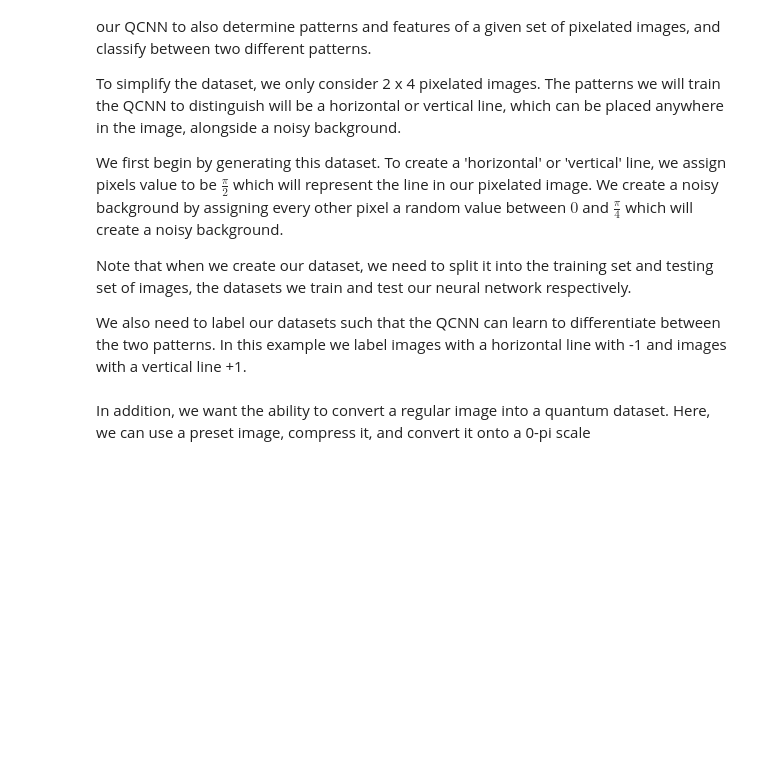
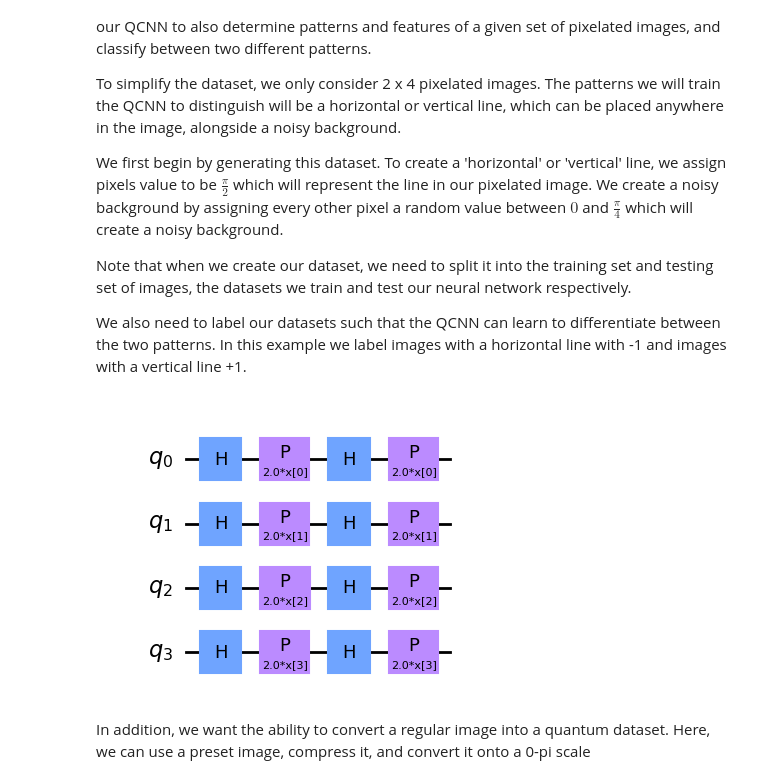
Before and after one commit to anttpg/LHC-QCNN, a Jupyter notebook: QCNN/old_files/QCNN Classifier.ipynb, the cells around one changed output. Cells and saved outputs as stored; diff of their text form; code cells hidden in the pictures; blank space fills up the shorter version.

```diff
--- a/QCNN/old_files/QCNN Classifier.ipynb
+++ b/QCNN/old_files/QCNN Classifier.ipynb
@@ -341,6 +336,15 @@ def generate_dataset(num_images):
             if images[-1][i] == 0:
                 images[-1][i] = algorithm_globals.random.uniform(0, np.pi / 4)
     return images, labels
+# %%
+circuit = QuantumCircuit(4)
+fm = ZFeatureMap(4)
+
+circuit.compose(fm, range(4), inplace=True)
+
+circuit.decompose().draw("mpl")
+# %% [output]
+[figure, added]
 # %% [markdown]
 In addition, we want the ability to convert a regular image into a quantum dataset. Here, we can use a preset image, compress it, and convert it onto a 0-pi scale
 # %%
```
Also changed, not shown: parts of 4 cells of this notebook, 2 other files.
